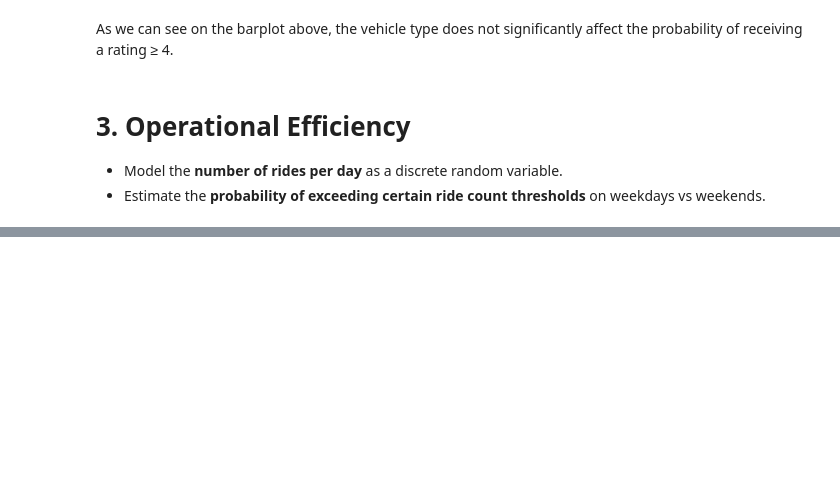
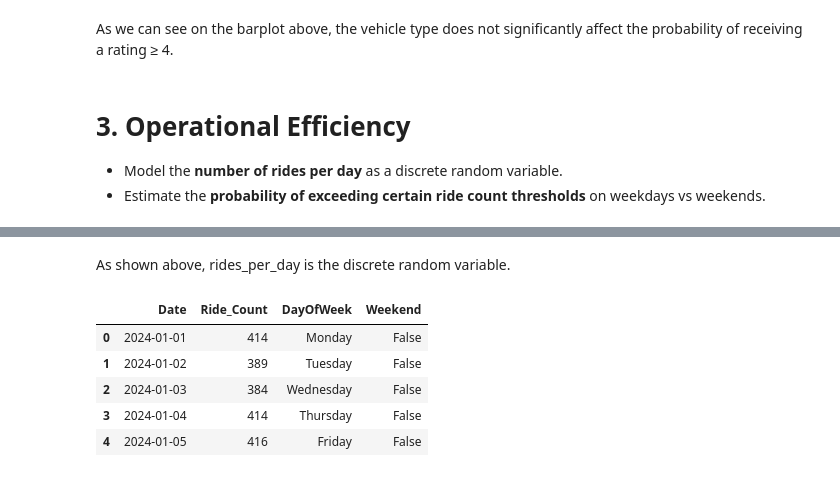
Before and after one commit to thejjeanjjorge/Portfolio, a Jupyter notebook: notebooks/uber/uber.ipynb, the cells around one changed output, grey strips where cells are left out. Cells and saved outputs as stored; diff of their text form; code cells hidden in the pictures; blank space fills up the shorter version.

```diff
--- a/notebooks/uber/uber.ipynb
+++ b/notebooks/uber/uber.ipynb
@@ -343,0 +362,15 @@ As we can see on the barplot above, the vehicle type does not significantly affe
+# %% [markdown]
+As shown above, rides_per_day is the discrete random variable.
+# %%
+# Creating a weekday/weekend indicator
+rides_per_day['DayOfWeek'] = rides_per_day['Date'].dt.day_name()
+rides_per_day['Weekend'] = rides_per_day['DayOfWeek'].isin(['Saturday','Sunday'])
+
+rides_per_day.head()
+# %% [output]
+|  | Date | Ride_Count | DayOfWeek | Weekend |
+| 0 | 2024-01-01 | 414 | Monday | False |
+| 1 | 2024-01-02 | 389 | Tuesday | False |
+| 2 | 2024-01-03 | 384 | Wednesday | False |
+| 3 | 2024-01-04 | 414 | Thursday | False |
+| 4 | 2024-01-05 | 416 | Friday | False |
```
Also changed, not shown: parts of 9 cells of this notebook, 3 other files.
